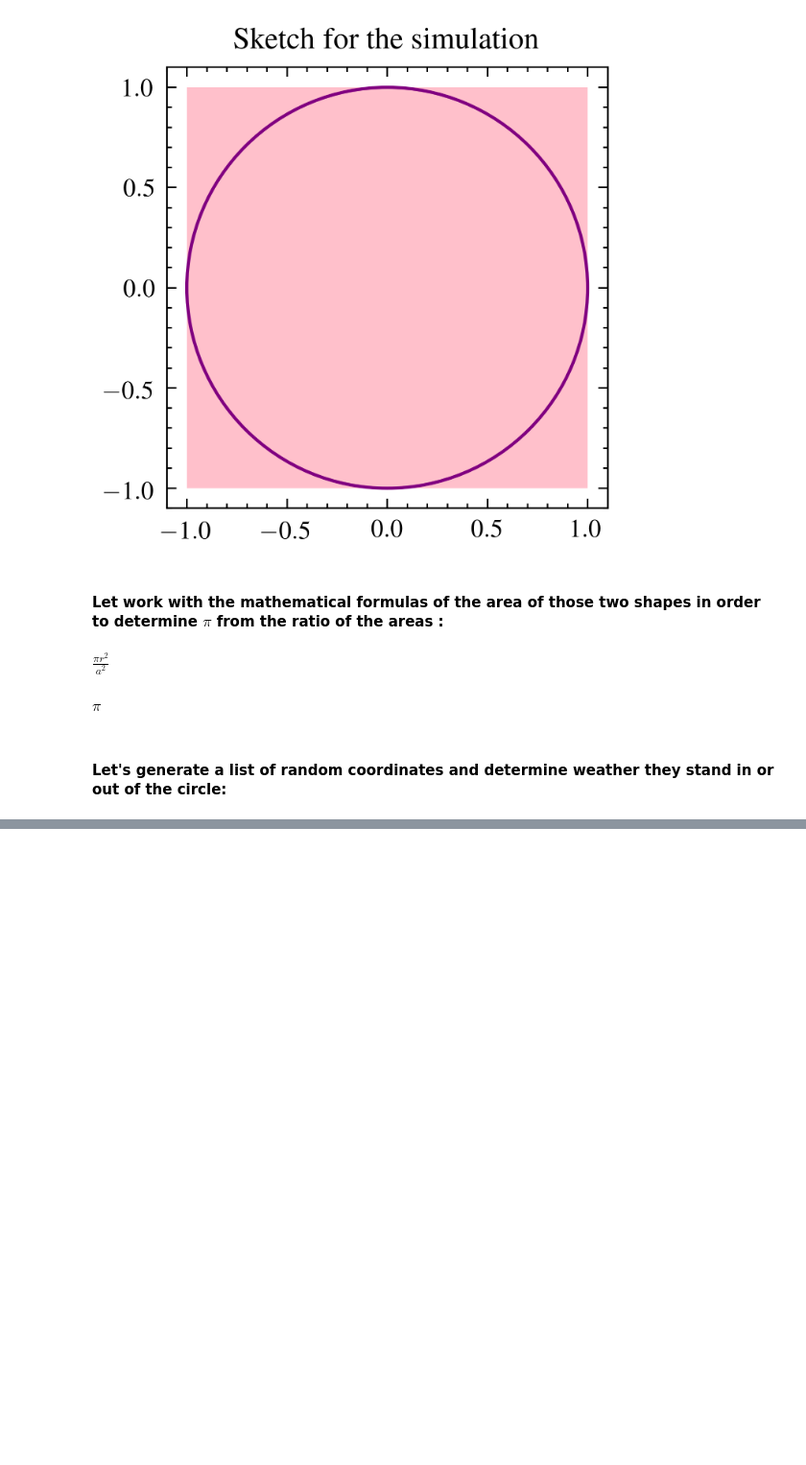
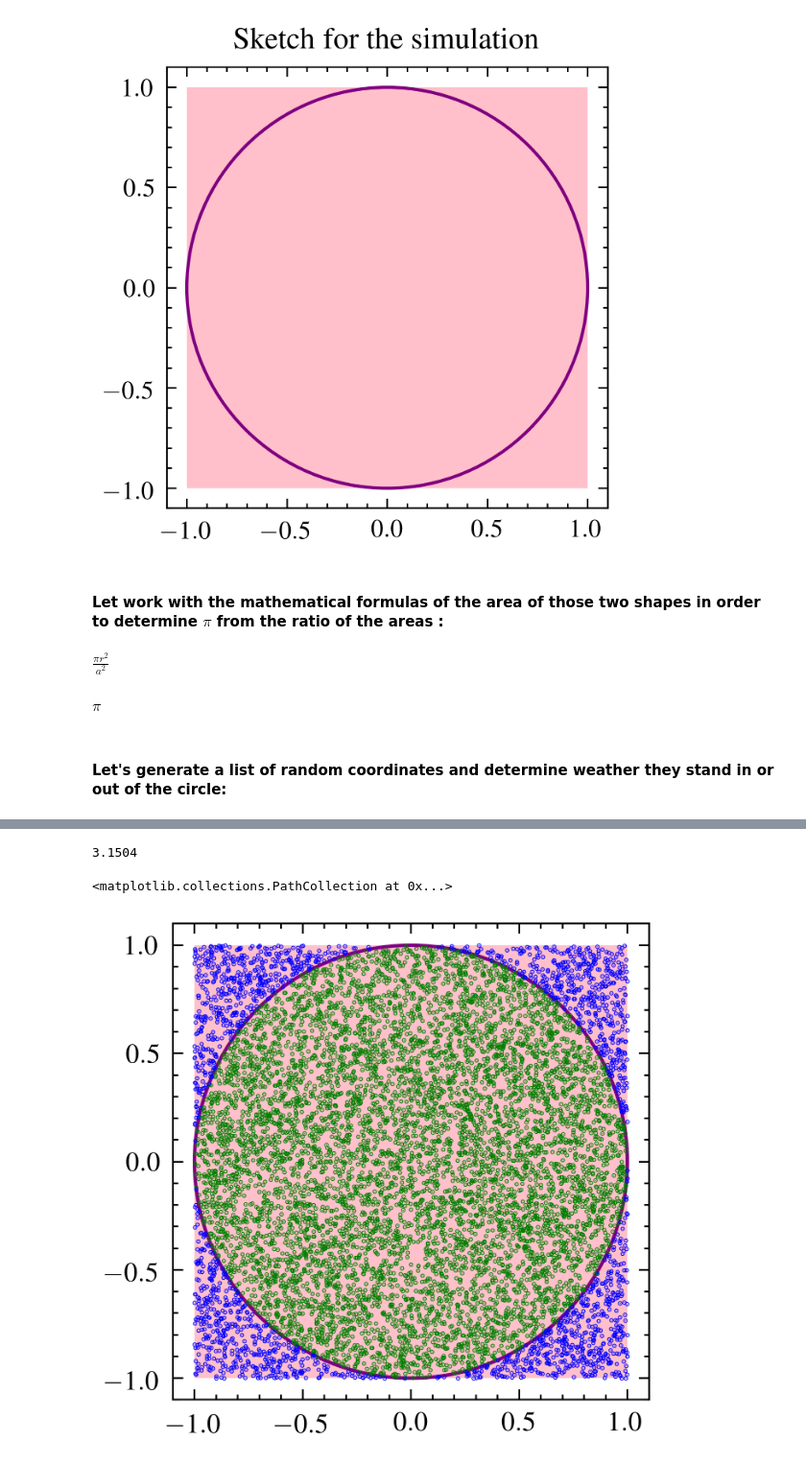
Before and after one commit to harshana20011/tutorial_github-, a Jupyter notebook: monte_carlo.ipynb, the cells around one changed output, grey strips where cells are left out. Shown at 96% size. Drawn from its saved outputs; the diff is of its cells as text; code cells hidden in the pictures; blank space fills up the shorter version.

```diff
--- a/monte_carlo.ipynb
+++ b/monte_carlo.ipynb
@@ -55,7 +56,7 @@ $\displaystyle \pi$
 # %%
 # If we have r = 1, then pi = ratio * a^2
 # If a = 2, then pi = 4 * ratio
-points = 10
+points = 10000
 
 # numbers from -1 to 1: (20)
 rand = 2 * np.random.rand(2 * points) - 1
@@ -67,4 +68,15 @@ randpoints = rand.reshape(points, 2)
 # randpoints[:,0]**2: square of the entire first column
 # randpoints[:,1]**2: square of the entire second column
 normpoints = randpoints[:, 0] ** 2 + randpoints[:, 1] ** 2
-normpoints
+# print(normpoints)
+
+# condition for a point outside of circle if norm is bigger than radius known of one
+condition_out = normpoints > 1
+condition_in = normpoints <= 1
+
+#randpoints[normpoints > 1]: utilise le tableau de valeurs booléennes comme masque pour
+#sélectionner uniquement les lignes de randpoints où la condition normpoints > 1 est vraie:
+points_out = randpoints[condition_out]
+
+# On utilise la condition inverse pour récupérer les paires de coordonnées qui sont à l'intérieur du cercle:
+points_in = randpoints[condition_in]
@@ -84,0 +89,27 @@ points_in = randpoints[condition_in]
+# %%
+pi_approx = 4 * len(points_in)/points
+pi_approx
+# %% [output]
+3.1504
+# %%
+# The purpose of this simulation is to determine the value of pi using the Monte Carlo simulation:
+# Draw a circle inscribed in a square:
+fig = plt.figure()
+ax = fig.add_subplot(111, aspect='equal')
+
+# adding a square (side a = 2) :
+square = patches.Rectangle((-1, -1), 2, 2, facecolor='pink')
+ax.add_patch(square)
+
+# adding a circle of radius r = 1 :
+circle = patches.Circle((0, 0), 1, facecolor='none', edgecolor='purple')
+ax.add_patch(circle)
+
+# delimitations to see the square fully:
+plt.xlim([-1.1, 1.1])
+plt.ylim([-1.1, 1.1])
+plt.scatter(points_in[:,0],points_in[:,1], color= 'green',s = 0.05)
+plt.scatter(points_out[:,0],points_out[:,1], color= 'blue',s = 0.05)
+# %% [output]
+<matplotlib.collections.PathCollection at 0x...>
+[figure, added]
```
Also changed, not shown: parts of 4 cells of this notebook.
